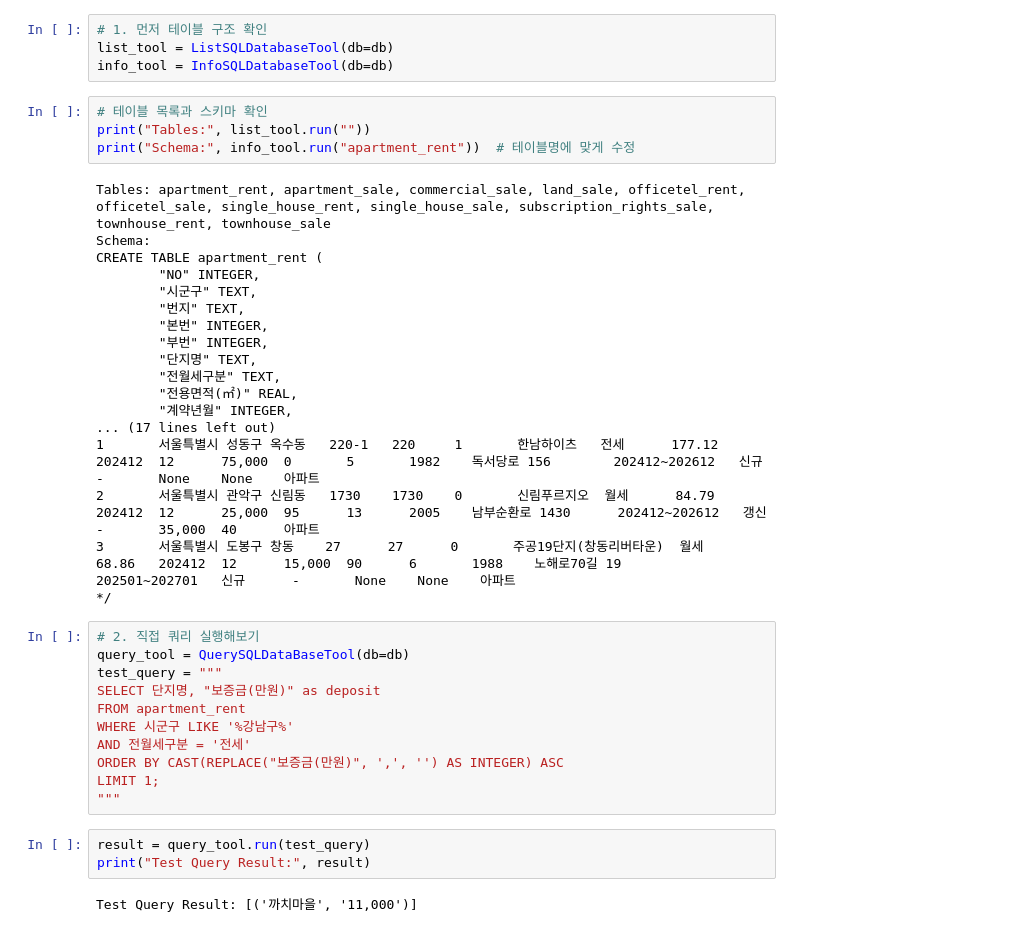
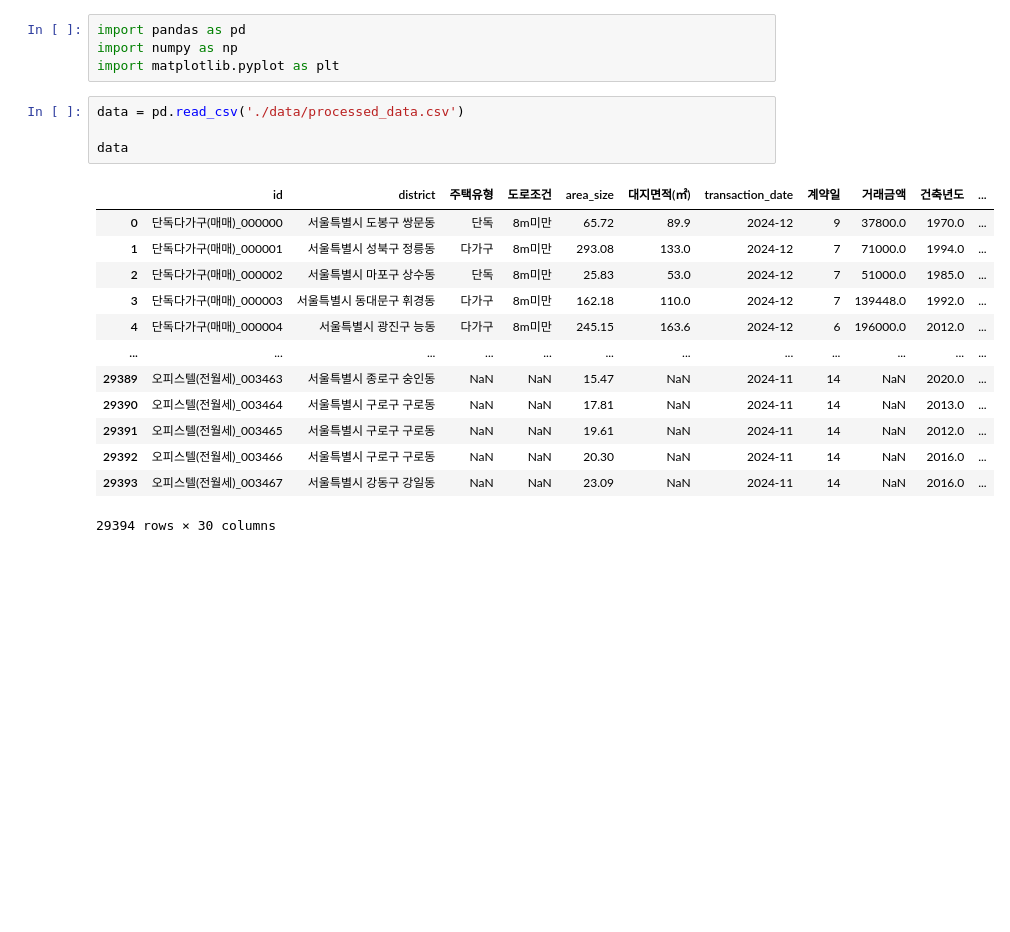
Before and after one commit to hwarange/langchain_rag, a Jupyter notebook: langchin_rag.ipynb, the cells around one changed output. Drawn from its saved outputs; the diff is of its cells as text; blank space fills up the shorter version.

```diff
--- a/langchin_rag.ipynb
+++ b/langchin_rag.ipynb
@@ -113,42 +1,22 @@ Sorry, need more steps to process this request.
-# %%
-# 1. 먼저 테이블 구조 확인
-list_tool = ListSQLDatabaseTool(db=db)
-info_tool = InfoSQLDatabaseTool(db=db)
-# %%
-# 테이블 목록과 스키마 확인
-print("Tables:", list_tool.run(""))
-print("Schema:", info_tool.run("apartment_rent"))  # 테이블명에 맞게 수정
-# %% [output]
-Tables: apartment_rent, apartment_sale, commercial_sale, land_sale, officetel_rent, officetel_sale, single_house_rent, single_house_sale, subscription_rights_sale, townhouse_rent, townhouse_sale
-Schema:
-CREATE TABLE apartment_rent (
-        "NO" INTEGER,
-        "시군구" TEXT,
-        "번지" TEXT,
-        "본번" INTEGER,
-        "부번" INTEGER,
-        "단지명" TEXT,
-        "전월세구분" TEXT,
-        "전용면적(㎡)" REAL,
-        "계약년월" INTEGER,
-... (17 lines left out)
-1       서울특별시 성동구 옥수동   220-1   220     1       한남하이츠   전세      177.12  202412  12      75,000  0       5       1982    독서당로 156        202412~202612   신규      -       None    None    아파트
-2       서울특별시 관악구 신림동   1730    1730    0       신림푸르지오  월세      84.79   202412  12      25,000  95      13      2005    남부순환로 1430      202412~202612   갱신      -       35,000  40      아파트
-3       서울특별시 도봉구 창동    27      27      0       주공19단지(창동리버타운)  월세      68.86   202412  12      15,000  90      6       1988    노해로70길 19       202501~202701   신규      -       None    None    아파트
-*/
-# %%
-# 2. 직접 쿼리 실행해보기
-query_tool = QuerySQLDataBaseTool(db=db)
-test_query = """
-SELECT 단지명, "보증금(만원)" as deposit
-FROM apartment_rent
-WHERE 시군구 LIKE '%강남구%'
-AND 전월세구분 = '전세'
-ORDER BY CAST(REPLACE("보증금(만원)", ',', '') AS INTEGER) ASC
-LIMIT 1;
-"""
-# %%
-result = query_tool.run(test_query)
-print("Test Query Result:", result)
-# %% [output]
-Test Query Result: [('까치마을', '11,000')]
+# %%
+import pandas as pd
+import numpy as np
+import matplotlib.pyplot as plt
+# %%
+data = pd.read_csv('./data/processed_data.csv')
+
+data
+# %% [output]
+|  | id | district | 주택유형 | 도로조건 | area_size | 대지면적(㎡) | transaction_date | 계약일 | 거래금액 | 건축년도 | ... |
+| 0 | 단독다가구(매매)_000000 | 서울특별시 도봉구 쌍문동 | 단독 | 8m미만 | 65.72 | 89.9 | 2024-12 | 9 | 37800.0 | 1970.0 | ... |
+| 1 | 단독다가구(매매)_000001 | 서울특별시 성북구 정릉동 | 다가구 | 8m미만 | 293.08 | 133.0 | 2024-12 | 7 | 71000.0 | 1994.0 | ... |
+| 2 | 단독다가구(매매)_000002 | 서울특별시 마포구 상수동 | 단독 | 8m미만 | 25.83 | 53.0 | 2024-12 | 7 | 51000.0 | 1985.0 | ... |
+| 3 | 단독다가구(매매)_000003 | 서울특별시 동대문구 휘경동 | 다가구 | 8m미만 | 162.18 | 110.0 | 2024-12 | 7 | 139448.0 | 1992.0 | ... |
+| 4 | 단독다가구(매매)_000004 | 서울특별시 광진구 능동 | 다가구 | 8m미만 | 245.15 | 163.6 | 2024-12 | 6 | 196000.0 | 2012.0 | ... |
+| ... | ... | ... | ... | ... | ... | ... | ... | ... | ... | ... | ... |
+| 29389 | 오피스텔(전월세)_003463 | 서울특별시 종로구 숭인동 | NaN | NaN | 15.47 | NaN | 2024-11 | 14 | NaN | 2020.0 | ... |
+| 29390 | 오피스텔(전월세)_003464 | 서울특별시 구로구 구로동 | NaN | NaN | 17.81 | NaN | 2024-11 | 14 | NaN | 2013.0 | ... |
+| 29391 | 오피스텔(전월세)_003465 | 서울특별시 구로구 구로동 | NaN | NaN | 19.61 | NaN | 2024-11 | 14 | NaN | 2012.0 | ... |
+| 29392 | 오피스텔(전월세)_003466 | 서울특별시 구로구 구로동 | NaN | NaN | 20.30 | NaN | 2024-11 | 14 | NaN | 2016.0 | ... |
+| 29393 | 오피스텔(전월세)_003467 | 서울특별시 강동구 강일동 | NaN | NaN | 23.09 | NaN | 2024-11 | 14 | NaN | 2016.0 | ... |
+29394 rows × 30 columns
```
Also changed, not shown: parts of 17 cells of this notebook, 14 other files.
